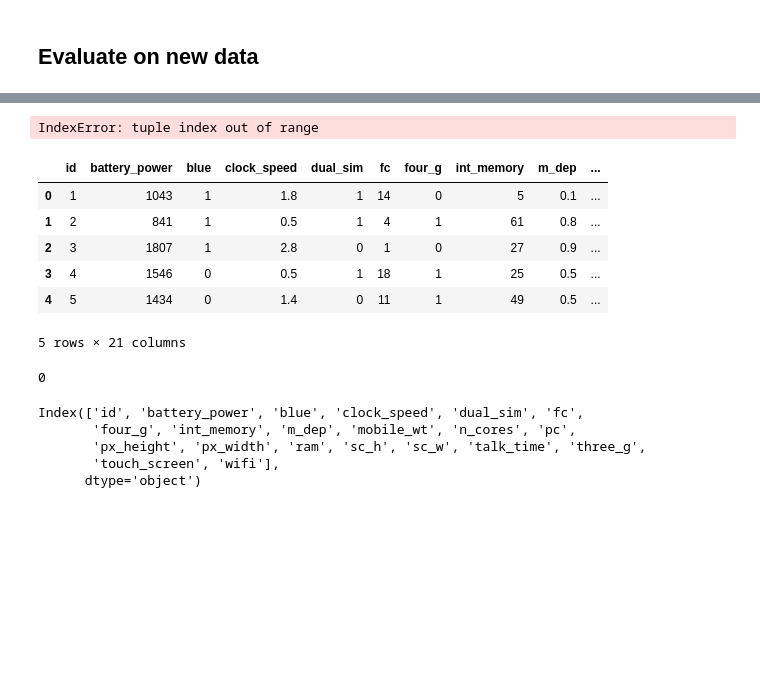
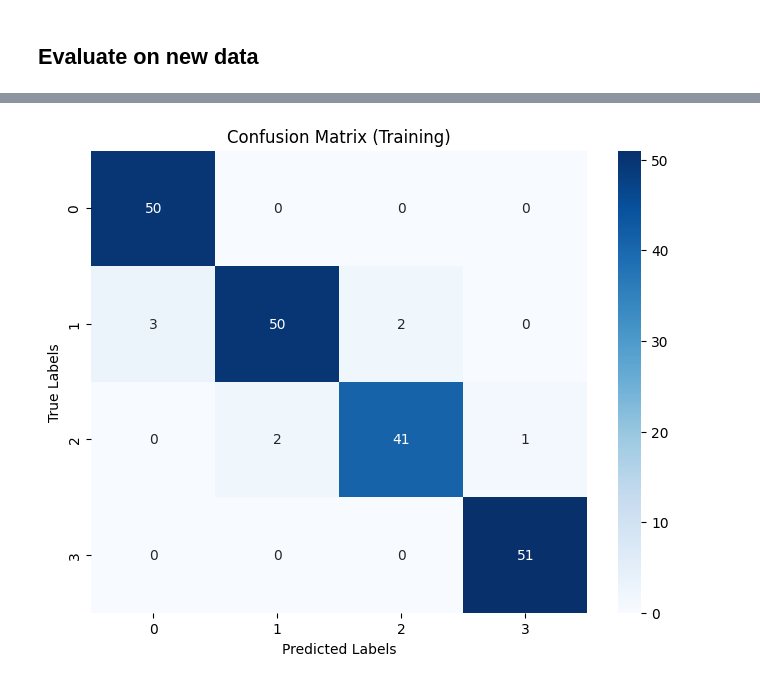
Before and after one commit to mayaarosama/-Devices-Price-Classification, a Jupyter notebook: Devices_Price_Classification.ipynb, the cells around one changed output, grey strips where cells are left out. Drawn from its saved outputs; the diff is of its cells as text; code cells hidden in the pictures; blank space fills up the shorter version.

```diff
--- a/Devices_Price_Classification.ipynb
+++ b/Devices_Price_Classification.ipynb
@@ -468,44 +469,28 @@ X_test.shape
+# %%
+def encode_test_case(test_sample):
+  test_sample_to_dict=test_sample.to_dict()
+  return {name: tf.convert_to_tensor([value]) for name, value in test_sample_to_dict.items()}
+# %%
+predictions_list=[]
+for i in range(df_test.shape[0]):
+  predictions = model.predict(encode_test_case(df_test.iloc[i]),verbose=0)
+
+  predicted_labels = np.argmax(predictions, axis=1)
+  predictions_list.append(predicted_labels[0])
 # %%
 from sklearn.metrics import confusion_matrix
 
 import seaborn as sns
 
-y_pred_prob_train = [model.predict(x) for x in X_test]
-y_pred_train = [np.argmax(y, axis=1) for y in y_pred_prob_train]
 
-
-
-conf_matrix_train = confusion_matrix(Y_tests, y_pred_train)
+conf_matrix_train = confusion_matrix(Y_tests.values, predictions_list)
 
 # Plotting the confusion matrix for training data
 plt.figure(figsize=(8, 6))
 sns.heatmap(conf_matrix_train, annot=True, fmt="d", cmap="Blues")
 plt.xlabel("Predicted Labels")
 plt.ylabel("True Labels")
 plt.title("Confusion Matrix (Training)")
 plt.show()
 # %% [output]
-IndexError: tuple index out of range
+[figure, added]
-# %%
-df_test = pd.read_csv("test - test.csv")
-df_test.head()
-# %% [output]
-|  | id | battery_power | blue | clock_speed | dual_sim | fc | four_g | int_memory | m_dep | ... |
-| 0 | 1 | 1043 | 1 | 1.8 | 1 | 14 | 0 | 5 | 0.1 | ... |
-| 1 | 2 | 841 | 1 | 0.5 | 1 | 4 | 1 | 61 | 0.8 | ... |
-| 2 | 3 | 1807 | 1 | 2.8 | 0 | 1 | 0 | 27 | 0.9 | ... |
-| 3 | 4 | 1546 | 0 | 0.5 | 1 | 18 | 1 | 25 | 0.5 | ... |
-| 4 | 5 | 1434 | 0 | 1.4 | 0 | 11 | 1 | 49 | 0.5 | ... |
-5 rows × 21 columns
-# %%
-df_test.isna().sum().sum() #to count the total occurrences of null in all columns
-# %% [output]
-0
-# %%
-df_test.columns
-# %% [output]
-Index(['id', 'battery_power', 'blue', 'clock_speed', 'dual_sim', 'fc',
-       'four_g', 'int_memory', 'm_dep', 'mobile_wt', 'n_cores', 'pc',
-       'px_height', 'px_width', 'ram', 'sc_h', 'sc_w', 'talk_time', 'three_g',
-       'touch_screen', 'wifi'],
-      dtype='object')
```
Also changed, not shown: parts of 8 cells of this notebook.
